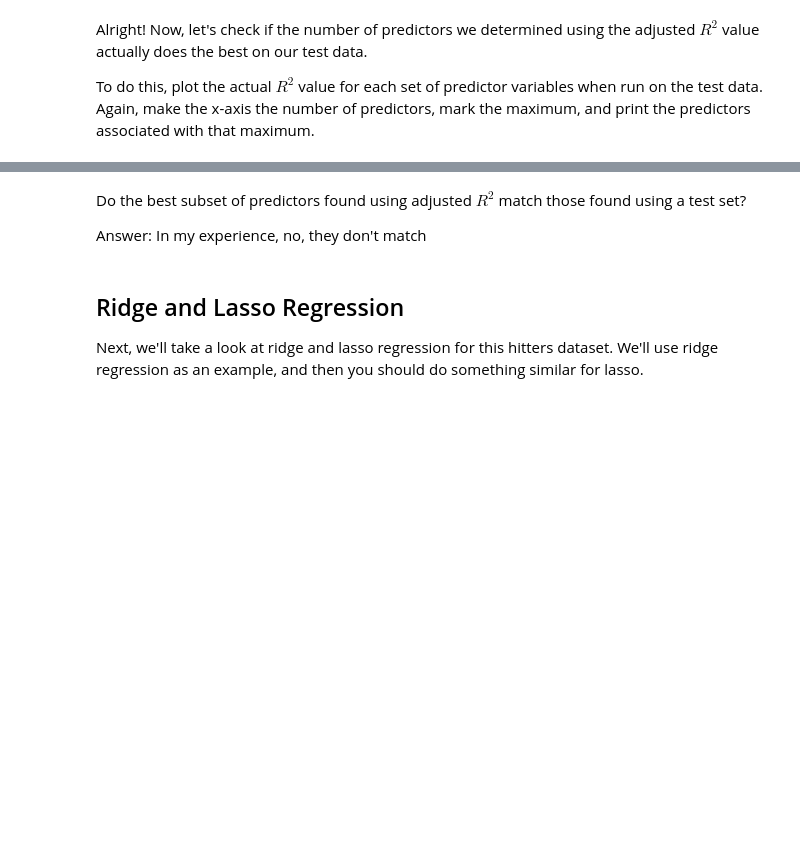
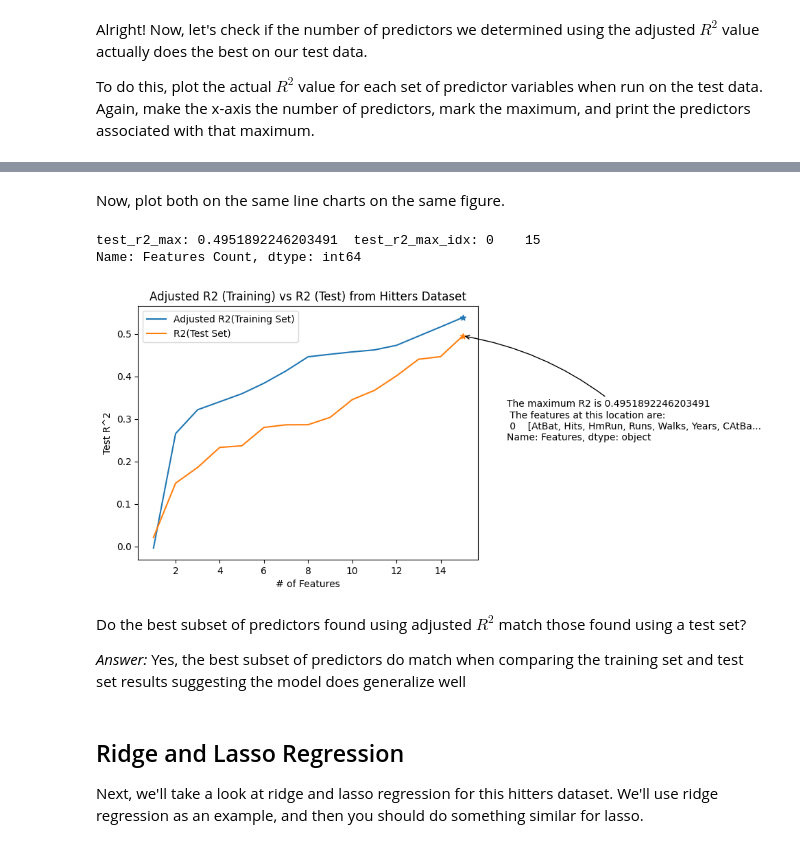
Before and after one commit to robchristiansen13/Learning, a Jupyter notebook: WeberState/CS 6570 (Data Science Algorithms I)/Assignments/CS-6570 Homework 3.ipynb, the cells around one changed output, grey strips where cells are left out. Saved outputs shown, nothing was run; the diff lists cells and outputs as text; code cells hidden in the pictures; blank space fills up the shorter version.

```diff
--- a/WeberState/CS 6570 (Data Science Algorithms I)/Assignments/CS-6570 Homework 3.ipynb
+++ b/WeberState/CS 6570 (Data Science Algorithms I)/Assignments/CS-6570 Homework 3.ipynb
@@ -537,7 +483,43 @@ AttributeError: 'int' object has no attribute 'max'
+# %% [markdown]
+Now, plot both on the same line charts on the same figure.
+# %%
+# TODO: Plot both line charts on the same figure.
+
+test_r2_max = df_summary['Test R^2'].max()
+test_r2_max_idx = df_summary['Features Count'].loc[df_summary['Test R^2'] == test_r2_max]       # Get the Features Count column where the Test R^2 == max
+test_r2_max_features = df_summary['Features'].loc[df_summary['Test R^2'] == test_r2_max]
+
+print(f"test_r2_max: {test_r2_max}  test_r2_max_idx: {test_r2_max_idx}")
+
+## PLOT THE VALUES
+fig, ax = plt.subplots()
+
+ax.plot(features_list_count, adjusted_R2, label='Adjusted R2(Training Set)')
+ax.scatter(features_list_count[max_adjusted_R2_index_int],adjusted_R2[max_adjusted_R2_index_int], marker='*')
+
+ax.plot(df_summary['Features Count'], df_summary['Test R^2'], label='R2(Test Set)')
+ax.scatter(test_r2_max_idx,test_r2_max, marker='*')
+
+ax.set_title('Adjusted R2 (Training) vs R2 (Test) from Hitters Dataset')
+ax.set_xlabel('# of Features')
+ax.set_ylabel('Test R^2')
+
+ax.annotate(f"The maximum R2 is {test_r2_max}\n The features at this location are:\n {test_r2_max_features}",
+        xy = (test_r2_max_idx,test_r2_max),
+        xytext = (17,0.25),
+        arrowprops=dict(arrowstyle='->',
+                        connectionstyle='arc3, rad=0.15'))
+
+plt.legend()
+plt.show()
+# %% [output]
+test_r2_max: 0.4951892246203491  test_r2_max_idx: 0    15
+Name: Features Count, dtype: int64
+[figure, added]
 # %% [markdown]
 Do the best subset of predictors found using adjusted $R^{2}$ match those found using a test set?
 
-Answer: In my experience, no, they don't match
+*Answer:* Yes, the best subset of predictors do match when comparing the training set and test set results suggesting the model does generalize well
 # %% [markdown]
 ## Ridge and Lasso Regression ##
 
```
Also changed, not shown: parts of 7 cells of this notebook.
